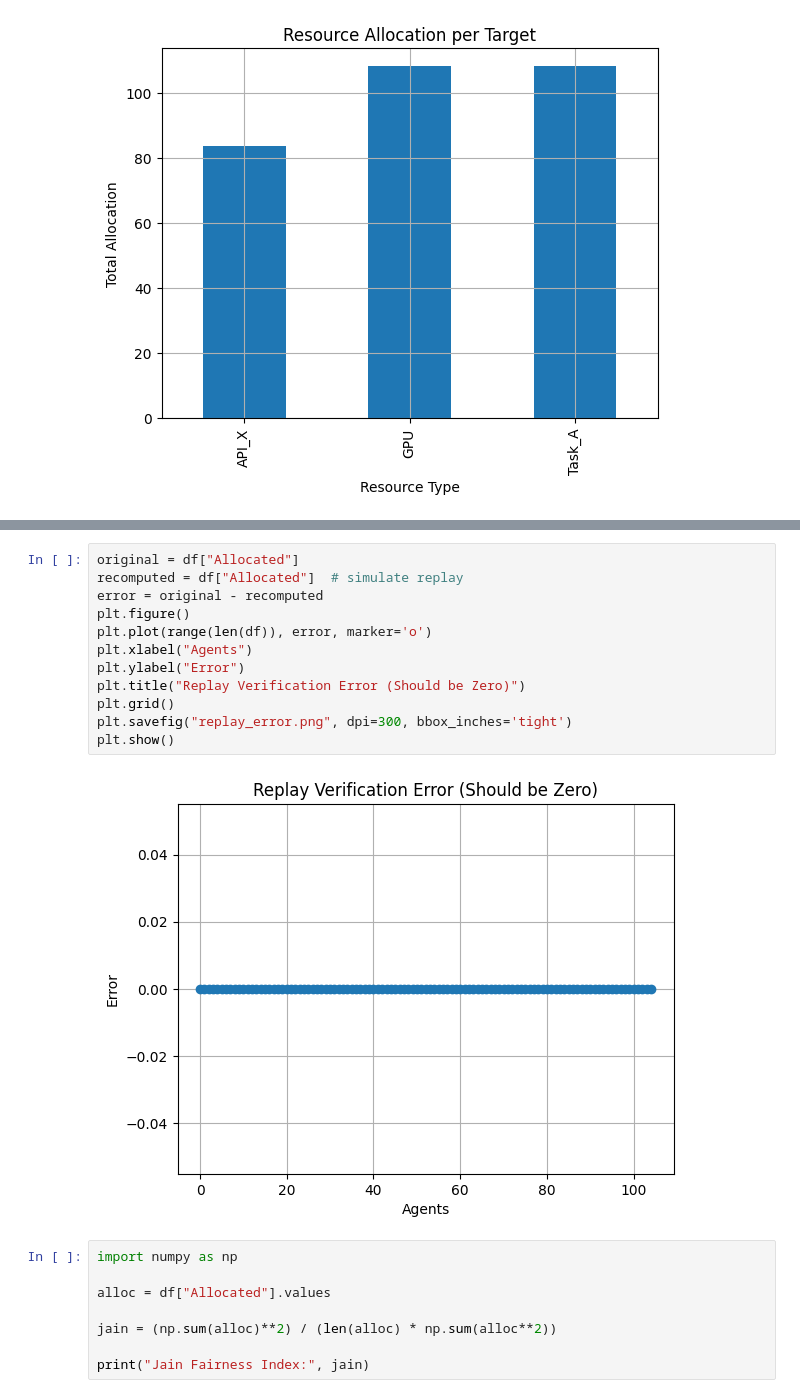
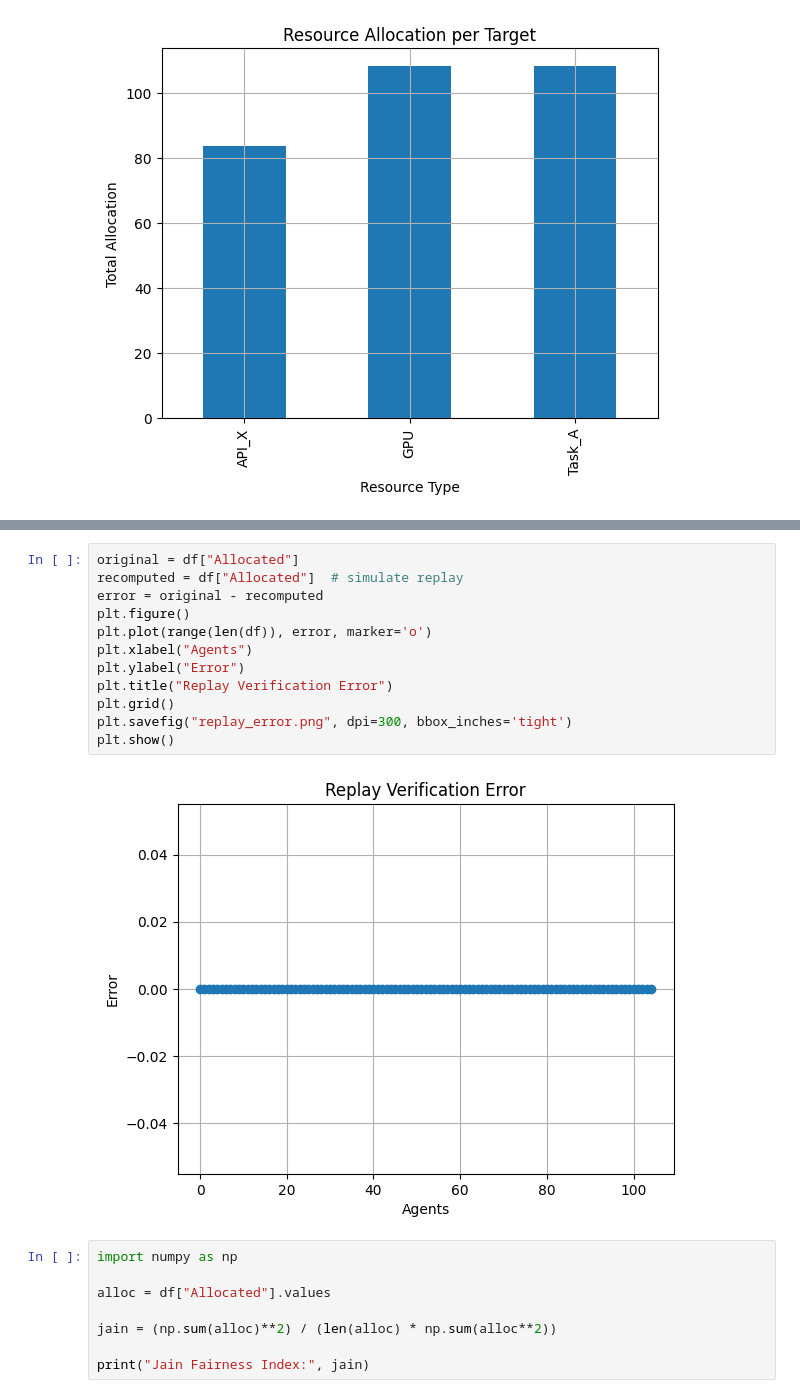
Before and after one commit to KeerthanaGb14/Conflict-Resolution-in-MAS, a Jupyter notebook: Evaluation/evaluation.ipynb, the cells around one changed output, grey strips where cells are left out. Drawn from its saved outputs; the diff is of its cells as text.

```diff
--- a/Evaluation/evaluation.ipynb
+++ b/Evaluation/evaluation.ipynb
@@ -85,17 +85,17 @@ plt.show()
 # %%
 original = df["Allocated"]
 recomputed = df["Allocated"]  # simulate replay
 error = original - recomputed
 plt.figure()
 plt.plot(range(len(df)), error, marker='o')
 plt.xlabel("Agents")
 plt.ylabel("Error")
-plt.title("Replay Verification Error (Should be Zero)")
+plt.title("Replay Verification Error")
 plt.grid()
 plt.savefig("replay_error.png", dpi=300, bbox_inches='tight')
 plt.show()
 # %% [output]
-[figure, old version]
+[figure, new version]
 # %%
 import numpy as np
 
```
Also changed, not shown: parts of 2 cells of this notebook, 3 other files.
